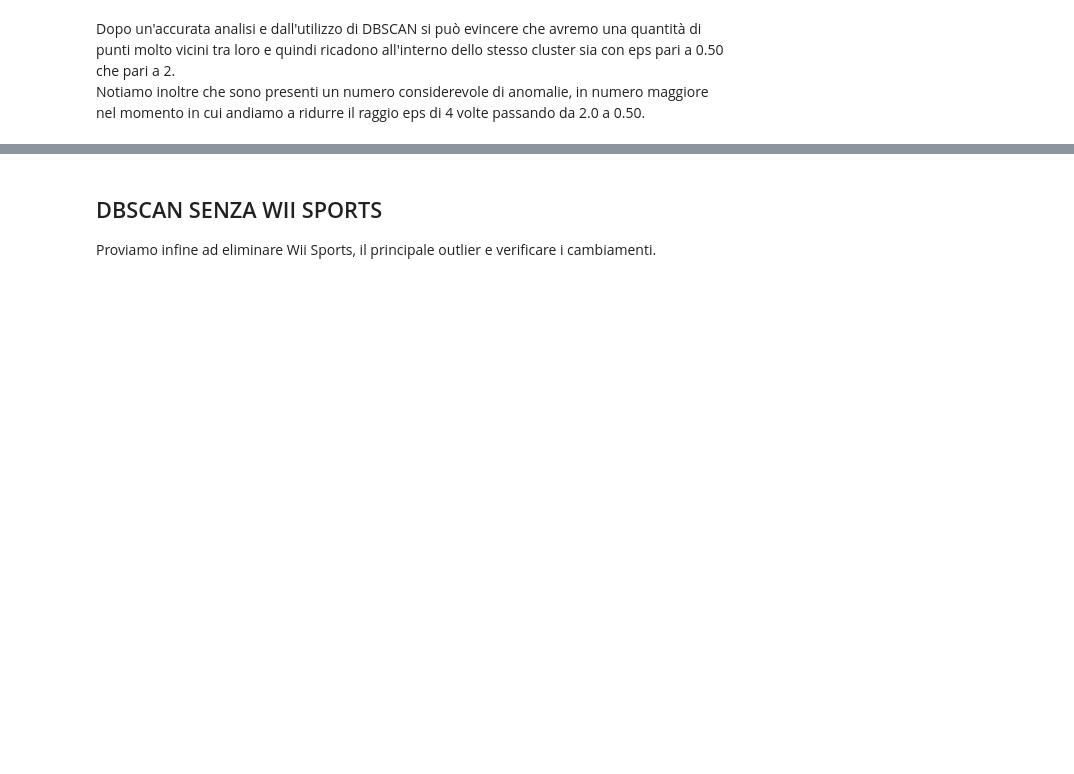
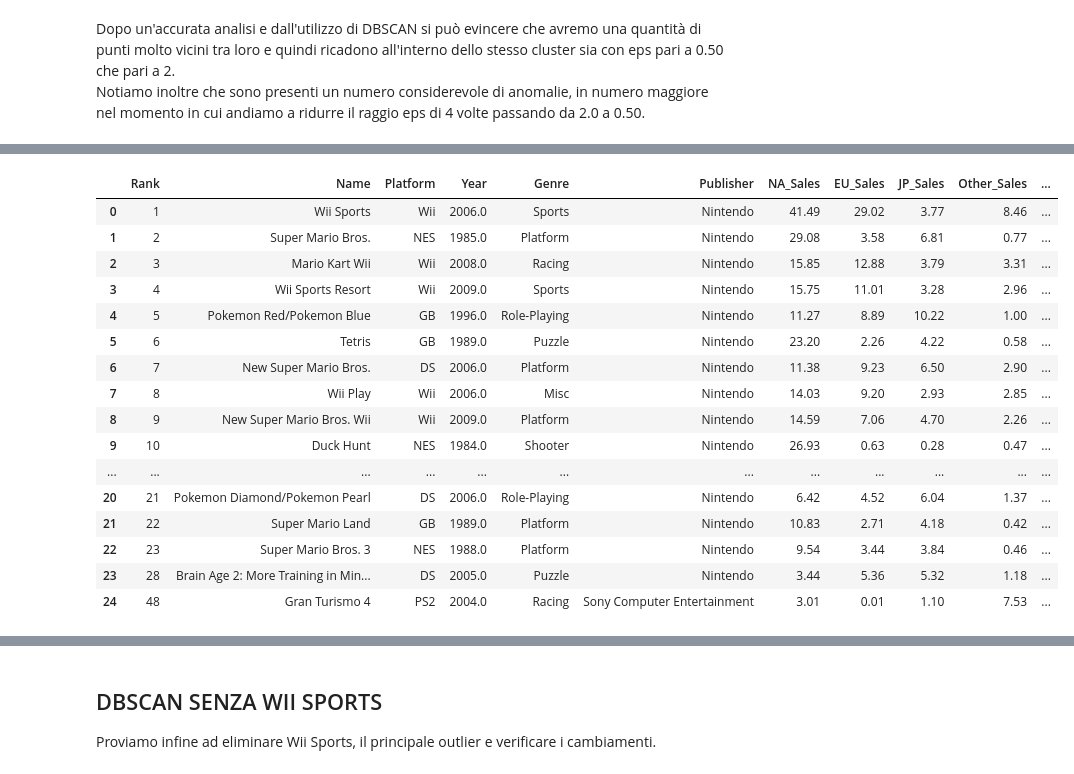
Before and after one commit to SimoneeBr/dm-project, a Jupyter notebook: Progetto_Game_Sales.ipynb, the cells around one changed output, grey strips where cells are left out. Cells and saved outputs as stored; diff of their text form; code cells hidden in the pictures; blank space fills up the shorter version.

```diff
--- a/Progetto_Game_Sales.ipynb
+++ b/Progetto_Game_Sales.ipynb
@@ -1304,0 +1309,21 @@ Notiamo inoltre che sono presenti un numero considerevole di anomalie, in numero
+# %%
+def plot_anomalies(dbscan, X, df):
+    anomalies_mask = dbscan.labels_ == -1
+    anomalies = X[anomalies_mask]
+    reverseValues = pd.DataFrame(anomalies)
+    columnList = ['Rank','Name','Platform','Year','Genre','Publisher','NA_Sales','EU_Sales','JP_Sales','Other_Sales','Global_Sales']
+    ss = []
+    for i in range(len(reverseValues)):
+        r = retrieveValue(df,reverseValues[0][i], reverseValues[1][i], reverseValues[2][i], reverseValues[3][i])
+        ss.append(r.values)
+    result = pd.DataFrame(data=ss, columns=columnList)
+    return result
+
+def retrieveValue(df,a,b,c,d):
+    for i in range(len(df)):
+        if((df['NA_Sales'][i] == a) & (df['EU_Sales'][i] == b) & (df['JP_Sales'][i] == c) & (df['Other_Sales'][i] == d)):
+            return df.iloc[i]
+# %%
+dfOutlier = df.copy(deep=True)
+firstOutliers = plot_anomalies(dbscan, newDf_4Columns.values, dfOutlier)
+firstOutliers
@@ -1304,0 +1344,21 @@ Notiamo inoltre che sono presenti un numero considerevole di anomalie, in numero
+# %%
+firstOutliers = plot_anomalies(dbscan2, newDf_4Columns.values, dfOutlier)
+firstOutliers
+# %% [output]
+|  | Rank | Name | Platform | Year | Genre | Publisher | NA_Sales | EU_Sales | JP_Sales | Other_Sales | ... |
+| 0 | 1 | Wii Sports | Wii | 2006.0 | Sports | Nintendo | 41.49 | 29.02 | 3.77 | 8.46 | ... |
+| 1 | 2 | Super Mario Bros. | NES | 1985.0 | Platform | Nintendo | 29.08 | 3.58 | 6.81 | 0.77 | ... |
+| 2 | 3 | Mario Kart Wii | Wii | 2008.0 | Racing | Nintendo | 15.85 | 12.88 | 3.79 | 3.31 | ... |
+| 3 | 4 | Wii Sports Resort | Wii | 2009.0 | Sports | Nintendo | 15.75 | 11.01 | 3.28 | 2.96 | ... |
+| 4 | 5 | Pokemon Red/Pokemon Blue | GB | 1996.0 | Role-Playing | Nintendo | 11.27 | 8.89 | 10.22 | 1.00 | ... |
+| 5 | 6 | Tetris | GB | 1989.0 | Puzzle | Nintendo | 23.20 | 2.26 | 4.22 | 0.58 | ... |
+| 6 | 7 | New Super Mario Bros. | DS | 2006.0 | Platform | Nintendo | 11.38 | 9.23 | 6.50 | 2.90 | ... |
+| 7 | 8 | Wii Play | Wii | 2006.0 | Misc | Nintendo | 14.03 | 9.20 | 2.93 | 2.85 | ... |
+| 8 | 9 | New Super Mario Bros. Wii | Wii | 2009.0 | Platform | Nintendo | 14.59 | 7.06 | 4.70 | 2.26 | ... |
+| 9 | 10 | Duck Hunt | NES | 1984.0 | Shooter | Nintendo | 26.93 | 0.63 | 0.28 | 0.47 | ... |
+| ... | ... | ... | ... | ... | ... | ... | ... | ... | ... | ... | ... |
+| 20 | 21 | Pokemon Diamond/Pokemon Pearl | DS | 2006.0 | Role-Playing | Nintendo | 6.42 | 4.52 | 6.04 | 1.37 | ... |
+| 21 | 22 | Super Mario Land | GB | 1989.0 | Platform | Nintendo | 10.83 | 2.71 | 4.18 | 0.42 | ... |
+| 22 | 23 | Super Mario Bros. 3 | NES | 1988.0 | Platform | Nintendo | 9.54 | 3.44 | 3.84 | 0.46 | ... |
+| 23 | 28 | Brain Age 2: More Training in Min... | DS | 2005.0 | Puzzle | Nintendo | 3.44 | 5.36 | 5.32 | 1.18 | ... |
+| 24 | 48 | Gran Turismo 4 | PS2 | 2004.0 | Racing | Sony Computer Entertainment | 3.01 | 0.01 | 1.10 | 7.53 | ... |
```
Also changed, not shown: parts of 5 cells of this notebook, 2 other files.
